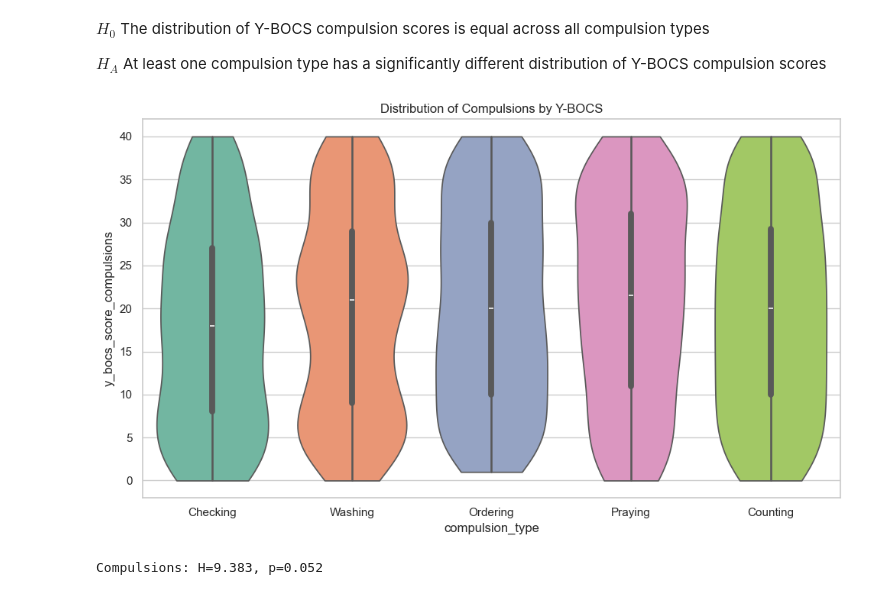
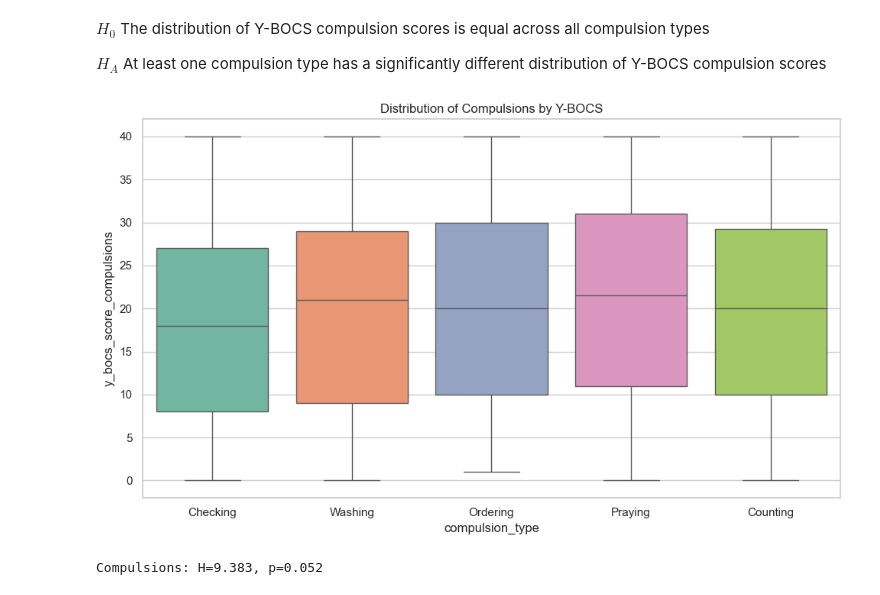
Before and after one commit to VladoDev03/mental-disorders-analysis, a Jupyter notebook: disorders-analysis/disorders-analysis.ipynb, the cells around one changed output. Cells and saved outputs as stored; diff of their text form; code cells hidden in the pictures.

Commit message:
Added limitations section that explains OCD and anxiety datasets limitations. Changed violin plots to more suitable box plots.

```diff
--- a/disorders-analysis/disorders-analysis.ipynb
+++ b/disorders-analysis/disorders-analysis.ipynb
@@ -778,24 +812,20 @@ compulsions_groups = extract_scores_by_group(
 # %% [markdown]
 But first, make a function that plots the categories
 # %%
-def plot_violin_scores_by_group(df, group_col, score_col, title=None, figsize=(10, 6), palette="Set2"):
+def plot_box_scores_by_group(df, group_col, score_col, title=None, figsize=(10, 6), palette="Set2"):
     plt.figure(figsize=figsize)
 
-    sns.violinplot(
+    sns.boxplot(
         data=df,
         x=group_col,
         y=score_col,
         hue=group_col,
         palette=palette,
-        inner="box",
-        cut=0,
-        legend=False,
+        legend=False
     )
 
-    plt.xticks()
-    plt.title(title or f"Violin Plot of {score_col} by {group_col}")
+    plt.title(title or f"Box Plot of {score_col} by {group_col}")
     plt.tight_layout()
-
     plt.show()
 # %% [markdown]
 ### Let's begin with the *Obsessions*
@@ -828,14 +858,14 @@ $ H_0 $ The distribution of Y-BOCS compulsion scores is equal across al
 
 $ H_A $ At least one compulsion type has a significantly different distribution of Y-BOCS compulsion scores
 # %%
-plot_violin_scores_by_group(
+plot_box_scores_by_group(
     df=ocd_patient_data,
     group_col="compulsion_type",
     score_col="y_bocs_score_compulsions",
     title="Distribution of Compulsions by Y-BOCS"
 )
 # %% [output]
-[figure, old version]
+[figure, new version]
 # %%
 compulsion_stat, compulsion_p = st.kruskal(*compulsions_groups)
 # %%
```
Also changed, not shown: parts of 10 cells of this notebook.
